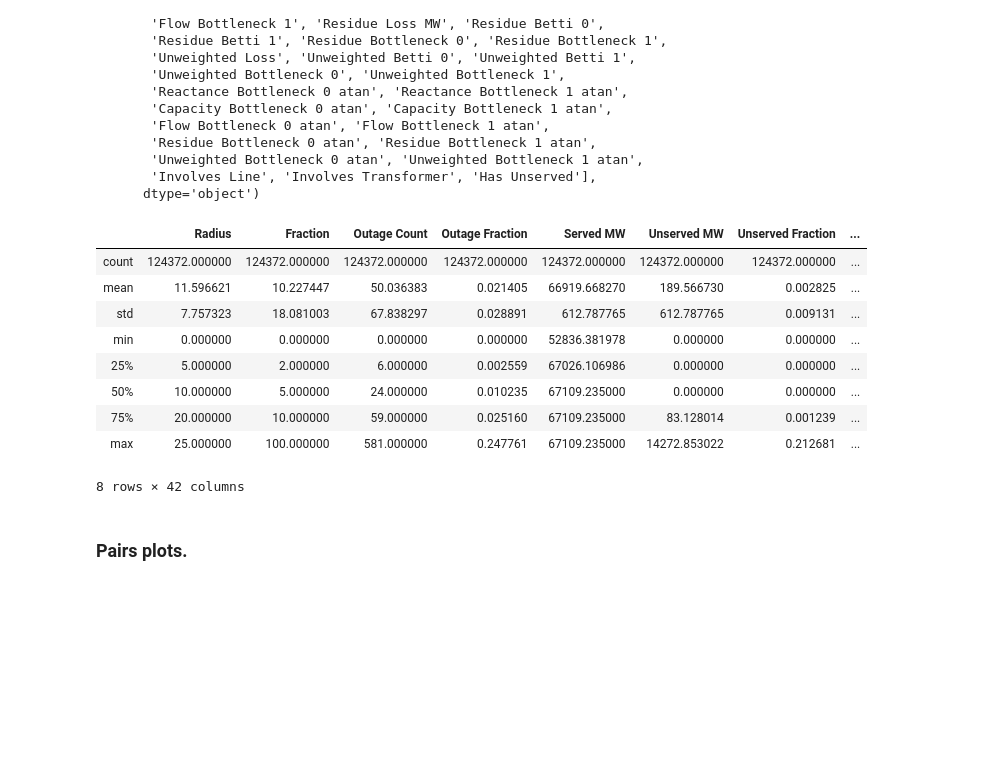
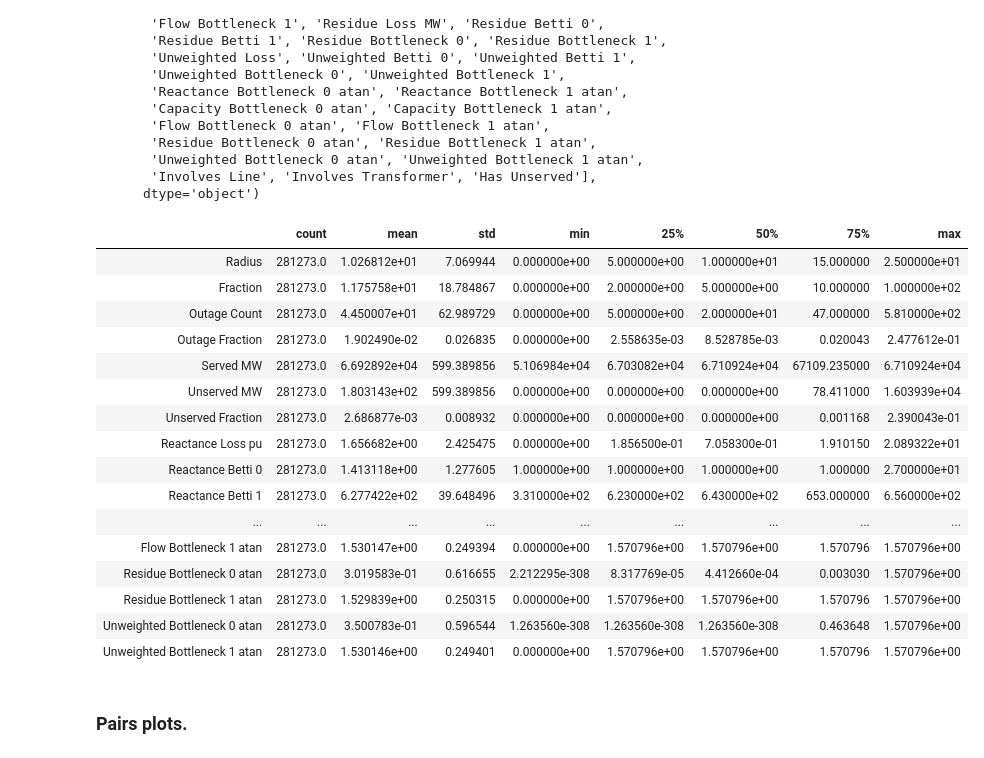
Before and after one commit to NREL/tda-ps, a Jupyter notebook: jsm-2020/results/figures.ipynb, the cells around one changed output. Saved outputs shown, nothing was run; the diff lists cells and outputs as text; code cells hidden in the pictures; blank space fills up the shorter version.

```diff
--- a/jsm-2020/results/figures.ipynb
+++ b/jsm-2020/results/figures.ipynb
@@ -118,7 +118,7 @@ mscale.register_scale(ArctangentScale)
 ### Load data.
 # %%
 z = pd.read_csv(
-    "results-20200725.tsv",
+    "results-20200731.tsv",
     sep = "\t",
 ).drop_duplicates(
     ["Devices", "Outages"]
@@ -127,14 +127,14 @@ z = pd.read_csv(
 ).reset_index(drop = True)
 z = z[~np.isnan(z["Unserved MW"])]
 
-z["Reactance Bottleneck 0 atan" ] = np.arctan(z["Reactance Bottleneck 0"])
-z["Reactance Bottleneck 1 atan" ] = np.arctan(z["Reactance Bottleneck 1"])
-z["Capacity Bottleneck 0 atan"  ] = np.arctan(z["Capacity Bottleneck 0" ])
-z["Capacity Bottleneck 1 atan"  ] = np.arctan(z["Capacity Bottleneck 1" ])
-z["Flow Bottleneck 0 atan"      ] = np.arctan(z["Flow Bottleneck 0"])
-z["Flow Bottleneck 1 atan"      ] = np.arctan(z["Flow Bottleneck 1"])
-z["Residue Bottleneck 0 atan"   ] = np.arctan(z["Residue Bottleneck 0"  ])
-z["Residue Bottleneck 1 atan"   ] = np.arctan(z["Residue Bottleneck 1"  ])
+z["Reactance Bottleneck 0 atan" ] = np.arctan(z["Reactance Bottleneck 0" ])
+z["Reactance Bottleneck 1 atan" ] = np.arctan(z["Reactance Bottleneck 1" ])
+z["Capacity Bottleneck 0 atan"  ] = np.arctan(z["Capacity Bottleneck 0"  ])
+z["Capacity Bottleneck 1 atan"  ] = np.arctan(z["Capacity Bottleneck 1"  ])
+z["Flow Bottleneck 0 atan"      ] = np.arctan(z["Flow Bottleneck 0"      ])
+z["Flow Bottleneck 1 atan"      ] = np.arctan(z["Flow Bottleneck 1"      ])
+z["Residue Bottleneck 0 atan"   ] = np.arctan(z["Residue Bottleneck 0"   ])
+z["Residue Bottleneck 1 atan"   ] = np.arctan(z["Residue Bottleneck 1"   ])
 z["Unweighted Bottleneck 0 atan"] = np.arctan(z["Unweighted Bottleneck 0"])
 z["Unweighted Bottleneck 1 atan"] = np.arctan(z["Unweighted Bottleneck 1"])
 
@@ -142,3 +142,5 @@ z["Involves Line"       ] = z["Devices"] != "Transformer2W"
 z["Involves Transformer"] = z["Devices"] != "Line"
 
 z["Has Unserved"] = z["Unserved MW"] > 0
+
+z.shape
@@ -163,15 +167,22 @@ Index(['Devices', 'Radius', 'Fraction', 'Outage Count', 'Outage Fraction',
        'Involves Line', 'Involves Transformer', 'Has Unserved'],
       dtype='object')
 # %%
-z.describe()
+z.describe().transpose()
 # %% [output]
-|  | Radius | Fraction | Outage Count | Outage Fraction | Served MW | Unserved MW | Unserved Fraction | ... |
-| count | 124372.000000 | 124372.000000 | 124372.000000 | 124372.000000 | 124372.000000 | 124372.000000 | 124372.000000 | ... |
-| mean | 11.596621 | 10.227447 | 50.036383 | 0.021405 | 66919.668270 | 189.566730 | 0.002825 | ... |
-| std | 7.757323 | 18.081003 | 67.838297 | 0.028891 | 612.787765 | 612.787765 | 0.009131 | ... |
-| min | 0.000000 | 0.000000 | 0.000000 | 0.000000 | 52836.381978 | 0.000000 | 0.000000 | ... |
-| 25% | 5.000000 | 2.000000 | 6.000000 | 0.002559 | 67026.106986 | 0.000000 | 0.000000 | ... |
-| 50% | 10.000000 | 5.000000 | 24.000000 | 0.010235 | 67109.235000 | 0.000000 | 0.000000 | ... |
-| 75% | 20.000000 | 10.000000 | 59.000000 | 0.025160 | 67109.235000 | 83.128014 | 0.001239 | ... |
-| max | 25.000000 | 100.000000 | 581.000000 | 0.247761 | 67109.235000 | 14272.853022 | 0.212681 | ... |
+|  | count | mean | std | min | 25% | 50% | 75% | max |
+| Radius | 281273.0 | 1.026812e+01 | 7.069944 | 0.000000e+00 | 5.000000e+00 | 1.000000e+01 | 15.000000 | 2.500000e+01 |
+| Fraction | 281273.0 | 1.175758e+01 | 18.784867 | 0.000000e+00 | 2.000000e+00 | 5.000000e+00 | 10.000000 | 1.000000e+02 |
+| Outage Count | 281273.0 | 4.450007e+01 | 62.989729 | 0.000000e+00 | 5.000000e+00 | 2.000000e+01 | 47.000000 | 5.810000e+02 |
+| Outage Fraction | 281273.0 | 1.902490e-02 | 0.026835 | 0.000000e+00 | 2.558635e-03 | 8.528785e-03 | 0.020043 | 2.477612e-01 |
+| Served MW | 281273.0 | 6.692892e+04 | 599.389856 | 5.106984e+04 | 6.703082e+04 | 6.710924e+04 | 67109.235000 | 6.710924e+04 |
+| Unserved MW | 281273.0 | 1.803143e+02 | 599.389856 | 0.000000e+00 | 0.000000e+00 | 0.000000e+00 | 78.411000 | 1.603939e+04 |
+| Unserved Fraction | 281273.0 | 2.686877e-03 | 0.008932 | 0.000000e+00 | 0.000000e+00 | 0.000000e+00 | 0.001168 | 2.390043e-01 |
+| Reactance Loss pu | 281273.0 | 1.656682e+00 | 2.425475 | 0.000000e+00 | 1.856500e-01 | 7.058300e-01 | 1.910150 | 2.089322e+01 |
+| Reactance Betti 0 | 281273.0 | 1.413118e+00 | 1.277605 | 1.000000e+00 | 1.000000e+00 | 1.000000e+00 | 1.000000 | 2.700000e+01 |
+| Reactance Betti 1 | 281273.0 | 6.277422e+02 | 39.648496 | 3.310000e+02 | 6.230000e+02 | 6.430000e+02 | 653.000000 | 6.560000e+02 |
+| ... | ... | ... | ... | ... | ... | ... | ... | ... |
+| Flow Bottleneck 1 atan | 281273.0 | 1.530147e+00 | 0.249394 | 0.000000e+00 | 1.570796e+00 | 1.570796e+00 | 1.570796 | 1.570796e+00 |
+| Residue Bottleneck 0 atan | 281273.0 | 3.019583e-01 | 0.616655 | 2.212295e-308 | 8.317769e-05 | 4.412660e-04 | 0.003030 | 1.570796e+00 |
+| Residue Bottleneck 1 atan | 281273.0 | 1.529839e+00 | 0.250315 | 0.000000e+00 | 1.570796e+00 | 1.570796e+00 | 1.570796 | 1.570796e+00 |
+| Unweighted Bottleneck 0 atan | 281273.0 | 3.500783e-01 | 0.596544 | 1.263560e-308 | 1.263560e-308 | 1.263560e-308 | 0.463648 | 1.570796e+00 |
+| Unweighted Bottleneck 1 atan | 281273.0 | 1.530146e+00 | 0.249401 | 0.000000e+00 | 1.570796e+00 | 1.570796e+00 | 1.570796 | 1.570796e+00 |
-8 rows × 42 columns
```
Also changed, not shown: parts of 58 cells of this notebook, 19 other files.
